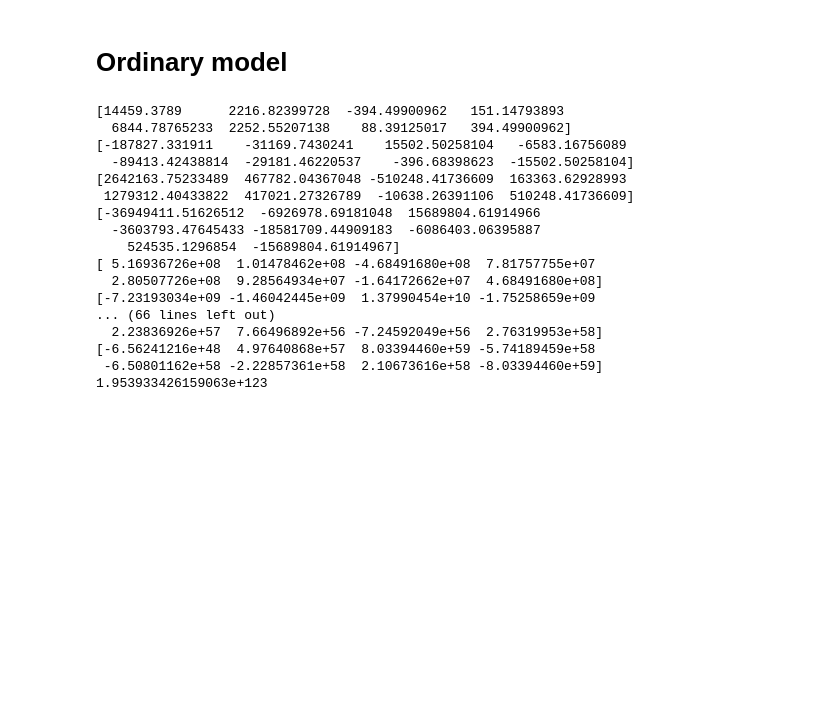
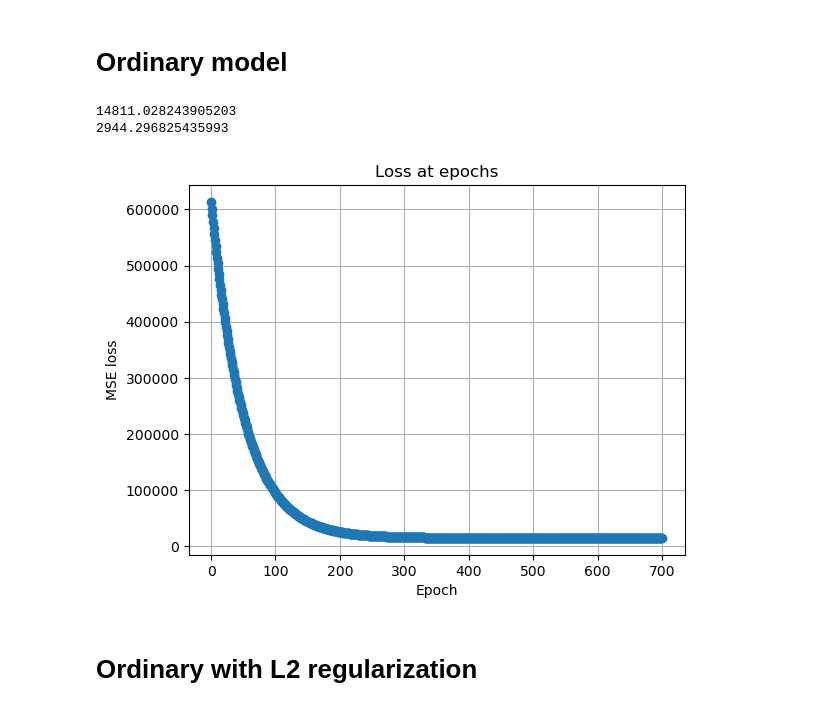
Before and after one commit to typsoon/mpum_first_miniproject, a Jupyter notebook: regression.sync.ipynb, the cells around one changed output. Saved outputs shown, nothing was run; the diff lists cells and outputs as text; code cells hidden in the pictures; blank space fills up the shorter version.

Commit message:
L1 and L2 regularization

```diff
--- a/regression.sync.ipynb
+++ b/regression.sync.ipynb
@@ -142,29 +192,34 @@ print(train_labels_matrix.shape)
+# %%
+
+
+def train_and_test(
+    model, train_matrix, train_labels_matrix, test_matrix, test_labels_matrix
+):
+    loss_at_epochs = [model.test(train_matrix, train_labels_matrix)]
+    model.train(700, train_matrix, train_labels_matrix, loss_at_epochs)
+    print(model.test(train_matrix, train_labels_matrix))
+    print(model.test(test_matrix, test_labels_matrix))
+
+    plt.plot(range(len(loss_at_epochs)), loss_at_epochs, marker="o", linewidth=0.0025)
+    plt.xlabel("Epoch")
+    plt.ylabel("MSE loss")
+    plt.title("Loss at epochs")
+    plt.grid(True)
+    plt.show()
 # %% [markdown]
 # Ordinary model
 # %%
-base_func = OrdinaryBaseFunc(train_matrix.shape[1])
-loss_func = SE()
+base_func = OrdinaryBaseFunc(train_matrix.shape[1], train_matrix.shape[0])
+loss_func = MSE(train_matrix.shape[0])
 
 model = Model(base_func, loss_func, 0.01)
-# %%
-model.train(40, train_matrix, train_labels_matrix)
-
-print(model.test(train_matrix, train_labels_matrix))
-# %% [output]
-[14459.3789      2216.82399728  -394.49900962   151.14793893
-  6844.78765233  2252.55207138    88.39125017   394.49900962]
-[-187827.331911    -31169.7430241    15502.50258104   -6583.16756089
-  -89413.42438814  -29181.46220537    -396.68398623  -15502.50258104]
-[2642163.75233489  467782.04367048 -510248.41736609  163363.62928993
- 1279312.40433822  417021.27326789  -10638.26391106  510248.41736609]
-[-36949411.51626512  -6926978.69181048  15689804.61914966
-  -3603793.47645433 -18581709.44909183  -6086403.06395887
-    524535.1296854  -15689804.61914967]
-[ 5.16936726e+08  1.01478462e+08 -4.68491680e+08  7.81757755e+07
-  2.80507726e+08  9.28564934e+07 -1.64172662e+07  4.68491680e+08]
-[-7.23193034e+09 -1.46042445e+09  1.37990454e+10 -1.75258659e+09
-... (66 lines left out)
-  2.23836926e+57  7.66496892e+56 -7.24592049e+56  2.76319953e+58]
-[-6.56241216e+48  4.97640868e+57  8.03394460e+59 -5.74189459e+58
- -6.50801162e+58 -2.22857361e+58  2.10673616e+58 -8.03394460e+59]
-1.953933426159063e+123
+# %%
+train_and_test(
+    model, train_matrix, train_labels_matrix, test_matrix, test_labels_matrix
+)
+# %% [output]
+14811.028243905203
+2944.296825435993
+[figure, added]
+# %% [markdown]
+# Ordinary with L2 regularization
```
Also changed, not shown: parts of 15 cells of this notebook, 1 other file.
